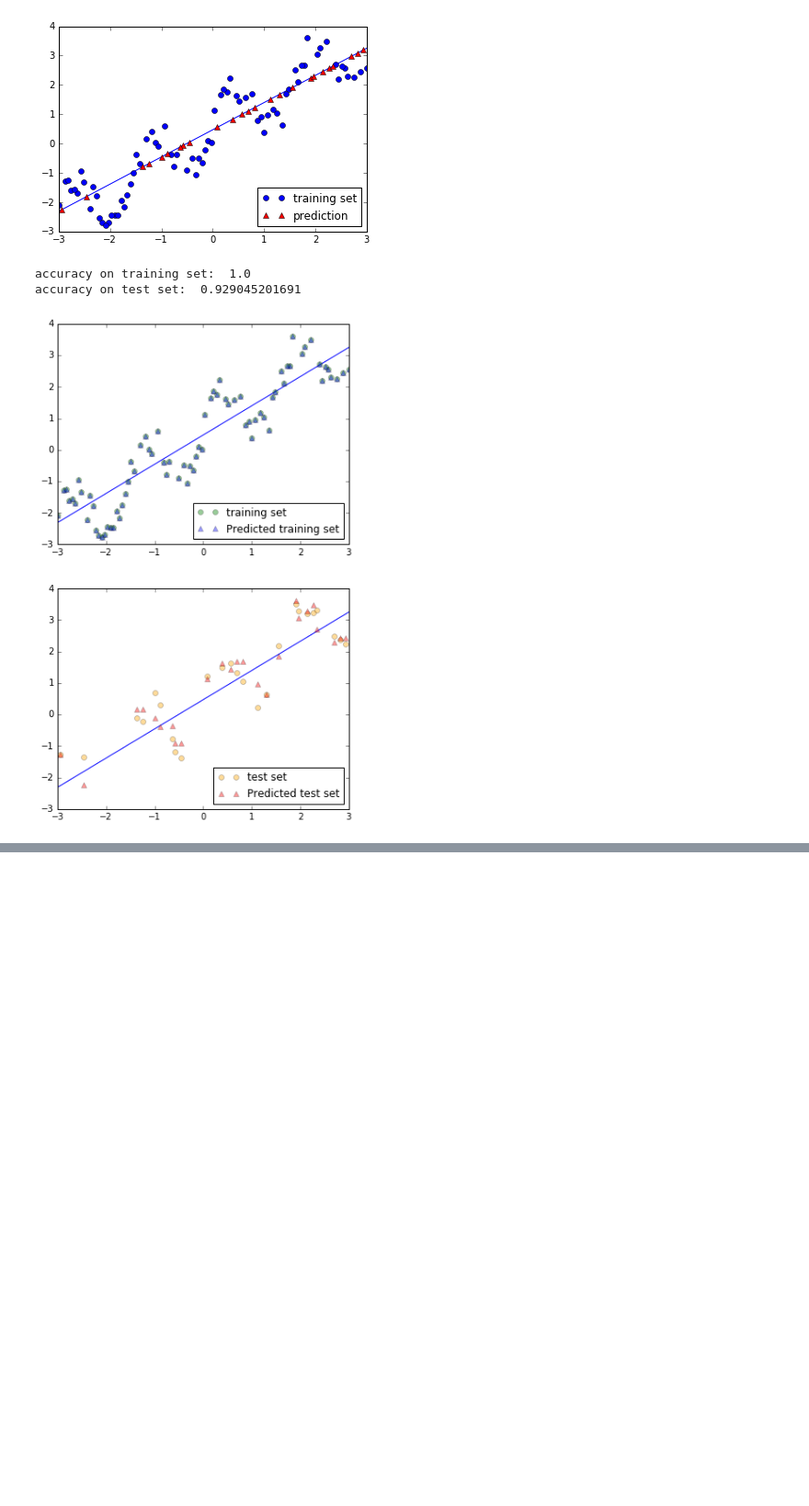
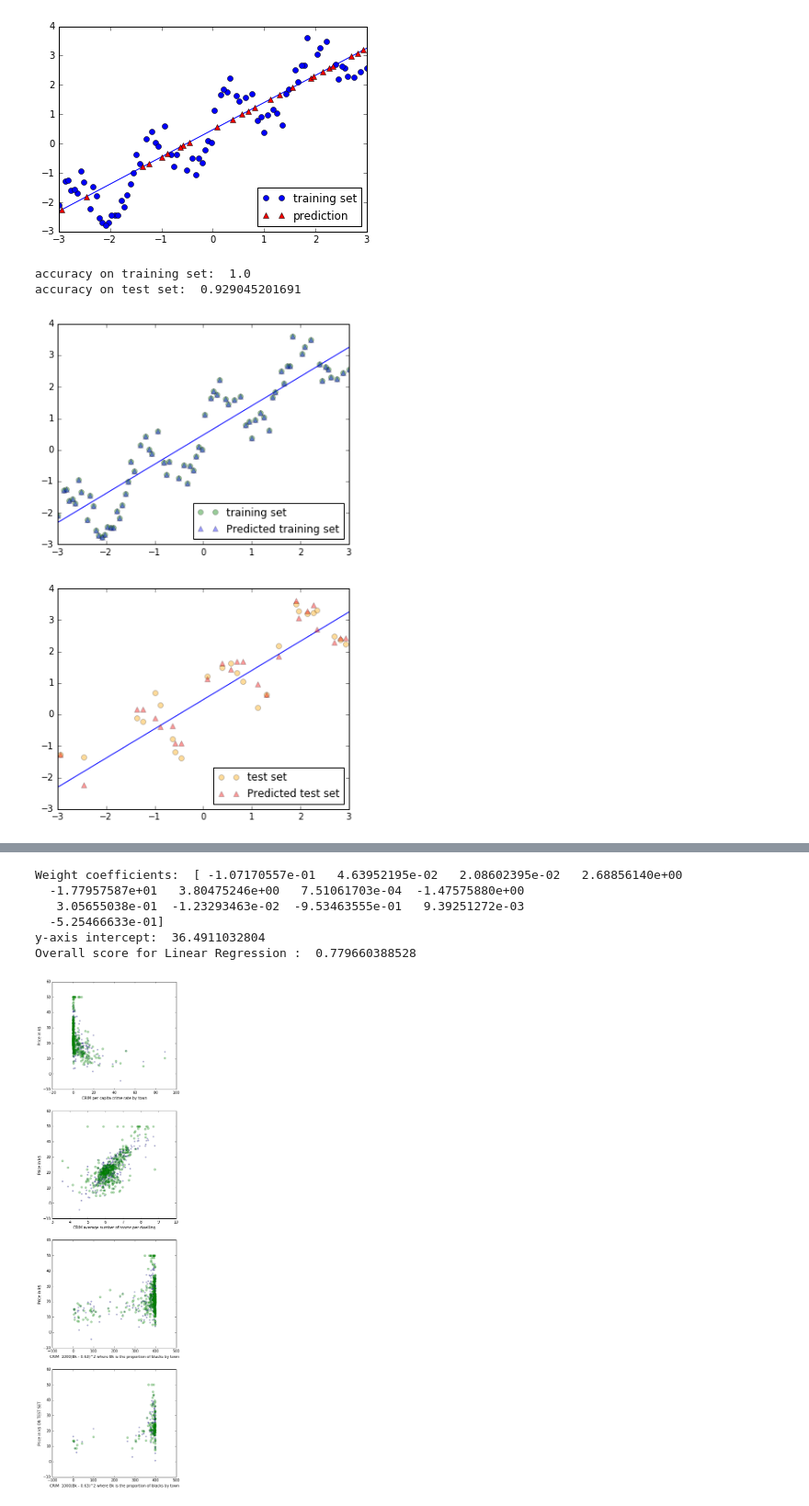
Before and after one commit to MrGreenRubato/notebooks, a Jupyter notebook: SciPy 2016 - Tutorial Part 4 - Supervised Learning - Regression.ipynb, the cells around one changed output, grey strips where cells are left out. Shown at 92% size. Drawn from its saved outputs; the diff is of its cells as text; code cells hidden in the pictures; blank space fills up the shorter version.

```diff
--- a/SciPy 2016 - Tutorial Part 4 - Supervised Learning - Regression.ipynb
+++ b/SciPy 2016 - Tutorial Part 4 - Supervised Learning - Regression.ipynb
@@ -149,0 +126,71 @@ target:  (506,)
+# %%
+#
+#print('**** others... *****')
+#
+#plt.figure(figsize=(6,72))
+#for i in range(13):
+#    plt.subplot(13, 1, i+1)
+#    plt.scatter(X[:,i], y)
+#    plt.xlabel(boston.feature_names[i])
+#    plt.ylabel('Price in k$')
+#
+
+# First let's split the sample set into training and testing set
+from sklearn.cross_validation import train_test_split
+X_train, X_test, y_train, y_test = train_test_split(X, y, test_size=0.25, random_state=17)
+
+# Then try a linear regression
+from sklearn.linear_model import LinearRegression
+lr = LinearRegression()
+lr.fit(X,y)
+
+print('Weight coefficients: ', lr.coef_)
+print('y-axis intercept: ', lr.intercept_)
+
+# Try to plot price according to some features
+plt.figure(figsize=(6,24))
+
+y_predict = lr.predict(X_train)
+
+
+plt.subplot(4,1,1)
+plt.scatter(X_train[:,0], y_predict, s=10, alpha=0.3)
+plt.scatter(X_train[:,0], y_train, s=30, alpha=0.3, color='green')
+
+plt.xlabel(boston.feature_names[0] + ' per capita crime rate by town')
+plt.ylabel('Price in k$')
+
+
+plt.subplot(4,1,2)
+plt.scatter(X_train[:,5], y_predict, s=10, alpha=0.3)
+plt.scatter(X_train[:,5], y_train, s=30, alpha=0.3, color='green')
+
+plt.xlabel(boston.feature_names[0] + ' average number of rooms per dwelling')
+plt.ylabel('Price in k$')
+
+plt.subplot(4,1,3)
+plt.scatter(X_train[:,11], y_predict, s=10, alpha=0.3)
+plt.scatter(X_train[:,11], y_train, s=30, alpha=0.3, color='green')
+
+plt.xlabel(boston.feature_names[0] + '  1000(Bk - 0.63)^2 where Bk is the proportion of blacks by town')
+plt.ylabel('Price in k$')
+
+plt.subplot(4,1,4)
+y_predict_test = lr.predict(X_test)
+plt.scatter(X_test[:,11], y_predict_test, s=10, alpha=0.3)
+plt.scatter(X_test[:,11], y_test, s=30, alpha=0.3, color='green')
+
+plt.xlabel(boston.feature_names[0] + '  1000(Bk - 0.63)^2 where Bk is the proportion of blacks by town')
+plt.ylabel('Price in k$ ON TEST SET')
+
+
+# Score ?
+print('Overall score for Linear Regression : ',lr.score(X_test, y_test))
+# %% [output]
+Weight coefficients:  [ -1.07170557e-01   4.63952195e-02   2.08602395e-02   2.68856140e+00
+  -1.77957587e+01   3.80475246e+00   7.51061703e-04  -1.47575880e+00
+   3.05655038e-01  -1.23293463e-02  -9.53463555e-01   9.39251272e-03
+  -5.25466633e-01]
+y-axis intercept:  36.4911032804
+Overall score for Linear Regression :  0.779660388528
+[figure, added]
```
Also changed, not shown: parts of 2 cells of this notebook.
